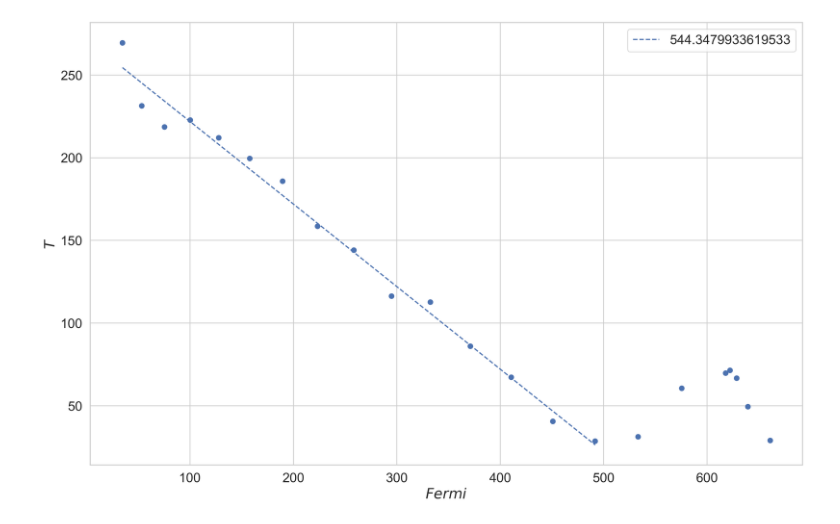
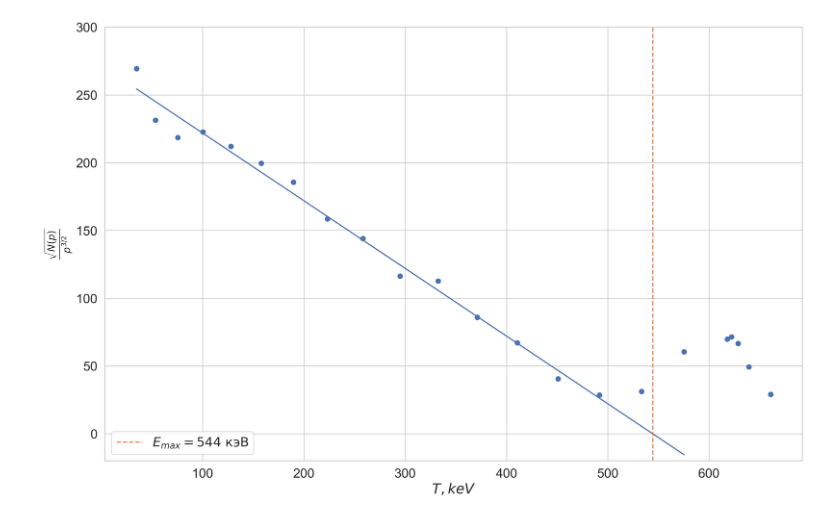
Before and after one commit to kekoveca/Physics_labs, a Jupyter notebook: 3 course/lab42/lab42processing.ipynb, the cells around one changed output. Saved outputs shown, nothing was run; the diff lists cells and outputs as text; code cells hidden in the pictures.

```diff
--- a/3 course/lab42/lab42processing.ipynb
+++ b/3 course/lab42/lab42processing.ipynb
@@ -10,16 +10,18 @@ fermi = np.array([ 269.4911, 231.3438, 218.5779, 222.7088, 212.0592, 199.5748, 1
 T = np.array([34.8, 53.4, 75.4, 100.3, 127.9, 157.8, 189.6, 223.3, 258.4, 294.9, 332.5, 371.1, 410.6, 450.9, 491.8, 533.3, 575.4, 617.9, 622.2, 628.6, 639.4, 660.9])
 # %%
 pn = np.polyfit(T[:-7], fermi[:-7], 1)
-fermi_new = np.polyval(pn, T[:-7])
+fermi_new = np.polyval(pn, T[:-5])
+root = np.roots(pn)[0]
 # %%
 plt.figure(figsize = (16,10), dpi= 250)
 
 plt.scatter(T, fermi)
-plt.plot(T[:-7], fermi_new, linestyle= '--', label = f'{np.roots(pn)[0]}')
-
-plt.xlabel('$Fermi$')
-plt.ylabel('$T$')
-plt.legend()
+plt.plot(T[:-5], fermi_new, linestyle= '-')
+plt.plot([root, root], [-20, 300], linestyle = '--', label = f'$E_{{max}} = {root:.0f} \\text{{ кэВ}}$')
+plt.ylim(-20, 300)
+plt.ylabel('$\\frac{\sqrt{N(p)}}{p^{3/2}}$')
+plt.xlabel('$T, keV$')
+plt.legend(loc = 'lower left')
 plt.savefig('plot')
 # %% [output]
-[figure, old version]
+[figure, new version]
```
Also changed, not shown: 23 other files.
